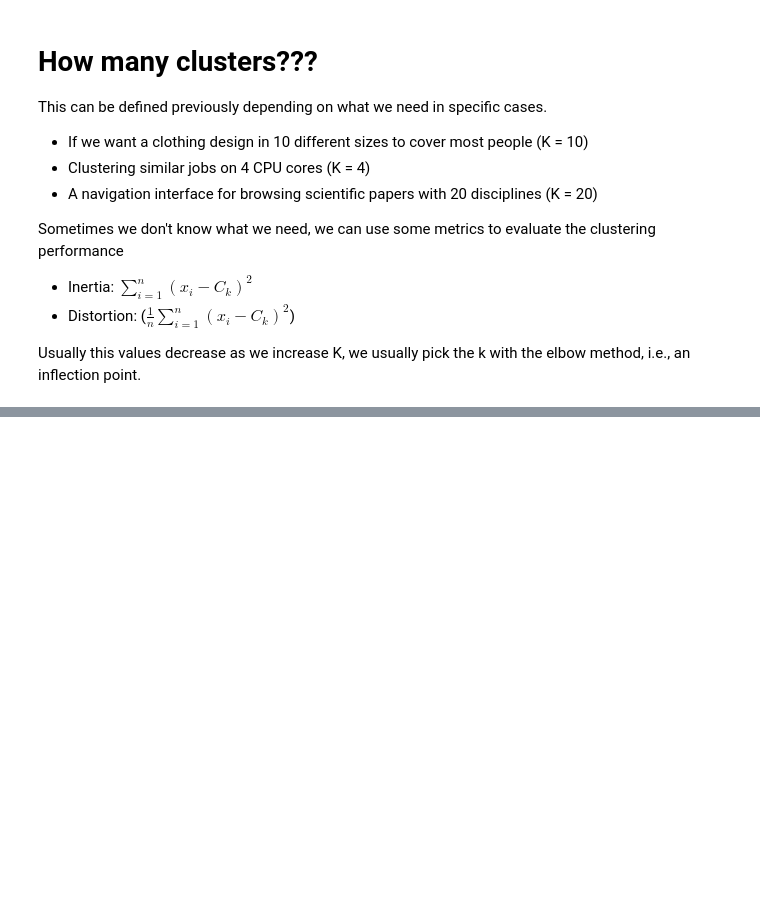
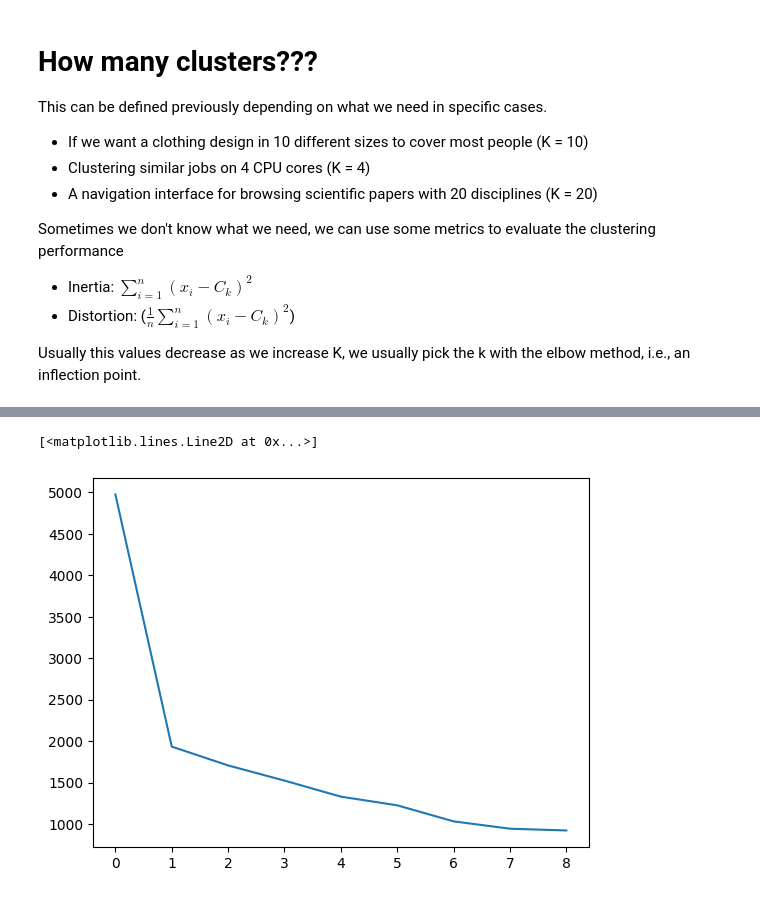
Before and after one commit to GJRangel/Machine-Learning-Certificate, a Jupyter notebook: Learning Codes/K-mean Clustering.ipynb, the cells around one changed output, grey strips where cells are left out. Cells and saved outputs as stored; diff of their text form; code cells hidden in the pictures; blank space fills up the shorter version.

```diff
--- a/Learning Codes/K-mean Clustering.ipynb
+++ b/Learning Codes/K-mean Clustering.ipynb
@@ -361,0 +385,5 @@ def distortion(data, centroids, classes):
+# %%
+plt.plot(inertia)
+# %% [output]
+[<matplotlib.lines.Line2D at 0x...>]
+[figure, added]
```
Also changed, not shown: parts of 19 cells of this notebook.
